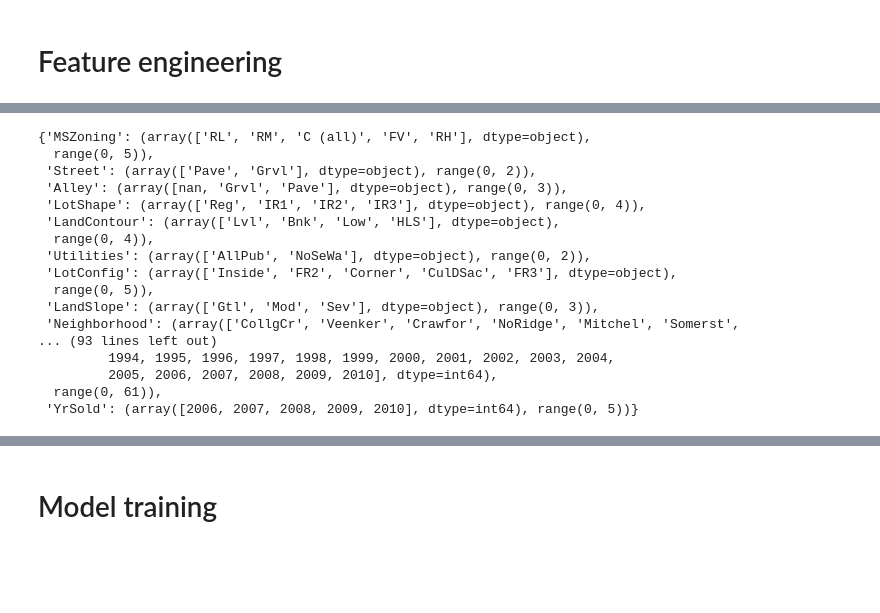
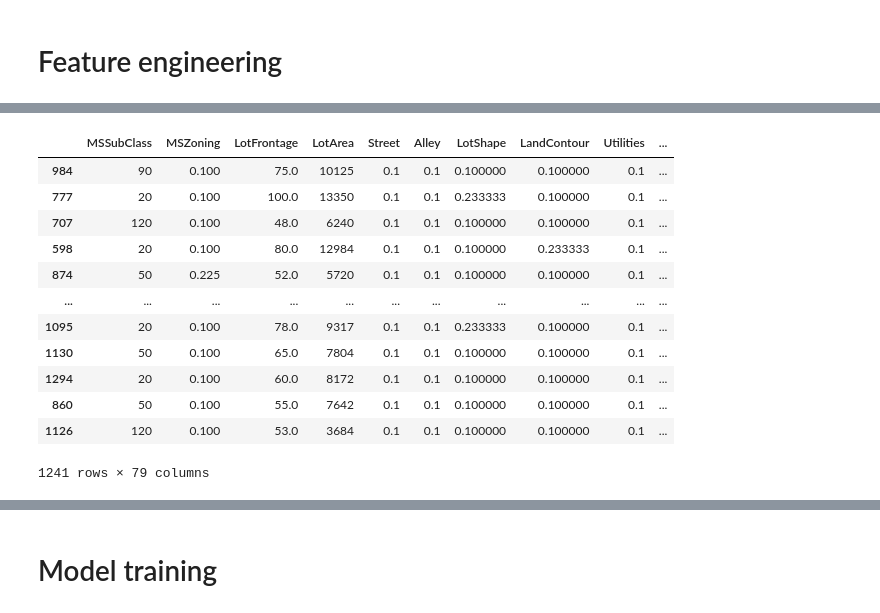
Before and after one commit to ikekee/HousePrices, a Jupyter notebook: HousePrices.ipynb, the cells around one changed output, grey strips where cells are left out. Cells and saved outputs as stored; diff of their text form; code cells hidden in the pictures; blank space fills up the shorter version.

```diff
--- a/HousePrices.ipynb
+++ b/HousePrices.ipynb
@@ -109,21 +82 @@ for feature in features_year:
                                     features_replacement[feature][1], inplace=True)
-# %%
-features_replacement
-# %% [output]
-{'MSZoning': (array(['RL', 'RM', 'C (all)', 'FV', 'RH'], dtype=object),
-  range(0, 5)),
- 'Street': (array(['Pave', 'Grvl'], dtype=object), range(0, 2)),
- 'Alley': (array([nan, 'Grvl', 'Pave'], dtype=object), range(0, 3)),
- 'LotShape': (array(['Reg', 'IR1', 'IR2', 'IR3'], dtype=object), range(0, 4)),
- 'LandContour': (array(['Lvl', 'Bnk', 'Low', 'HLS'], dtype=object),
-  range(0, 4)),
- 'Utilities': (array(['AllPub', 'NoSeWa'], dtype=object), range(0, 2)),
- 'LotConfig': (array(['Inside', 'FR2', 'Corner', 'CulDSac', 'FR3'], dtype=object),
-  range(0, 5)),
- 'LandSlope': (array(['Gtl', 'Mod', 'Sev'], dtype=object), range(0, 3)),
- 'Neighborhood': (array(['CollgCr', 'Veenker', 'Crawfor', 'NoRidge', 'Mitchel', 'Somerst',
-... (93 lines left out)
-         1994, 1995, 1996, 1997, 1998, 1999, 2000, 2001, 2002, 2003, 2004,
-         2005, 2006, 2007, 2008, 2009, 2010], dtype=int64),
-  range(0, 61)),
- 'YrSold': (array([2006, 2007, 2008, 2009, 2010], dtype=int64), range(0, 5))}
@@ -129,0 +86,2 @@ features_replacement
+# %%
+X_train, X_test, y_train, y_test = train_test_split(X_train, y_train, test_size=0.15, random_state=42, shuffle=True)
@@ -130 +103,17 @@ features_replacement
+# %%
+X_train
+# %% [output]
+|  | MSSubClass | MSZoning | LotFrontage | LotArea | Street | Alley | LotShape | LandContour | Utilities | ... |
+| 984 | 90 | 0.100 | 75.0 | 10125 | 0.1 | 0.1 | 0.100000 | 0.100000 | 0.1 | ... |
+| 777 | 20 | 0.100 | 100.0 | 13350 | 0.1 | 0.1 | 0.233333 | 0.100000 | 0.1 | ... |
+| 707 | 120 | 0.100 | 48.0 | 6240 | 0.1 | 0.1 | 0.100000 | 0.100000 | 0.1 | ... |
+| 598 | 20 | 0.100 | 80.0 | 12984 | 0.1 | 0.1 | 0.100000 | 0.233333 | 0.1 | ... |
+| 874 | 50 | 0.225 | 52.0 | 5720 | 0.1 | 0.1 | 0.100000 | 0.100000 | 0.1 | ... |
+| ... | ... | ... | ... | ... | ... | ... | ... | ... | ... | ... |
+| 1095 | 20 | 0.100 | 78.0 | 9317 | 0.1 | 0.1 | 0.233333 | 0.100000 | 0.1 | ... |
+| 1130 | 50 | 0.100 | 65.0 | 7804 | 0.1 | 0.1 | 0.100000 | 0.100000 | 0.1 | ... |
+| 1294 | 20 | 0.100 | 60.0 | 8172 | 0.1 | 0.1 | 0.100000 | 0.100000 | 0.1 | ... |
+| 860 | 50 | 0.100 | 55.0 | 7642 | 0.1 | 0.1 | 0.100000 | 0.100000 | 0.1 | ... |
+| 1126 | 120 | 0.100 | 53.0 | 3684 | 0.1 | 0.1 | 0.100000 | 0.100000 | 0.1 | ... |
+1241 rows × 79 columns
 # %%
```
Also changed, not shown: parts of 46 cells of this notebook.
